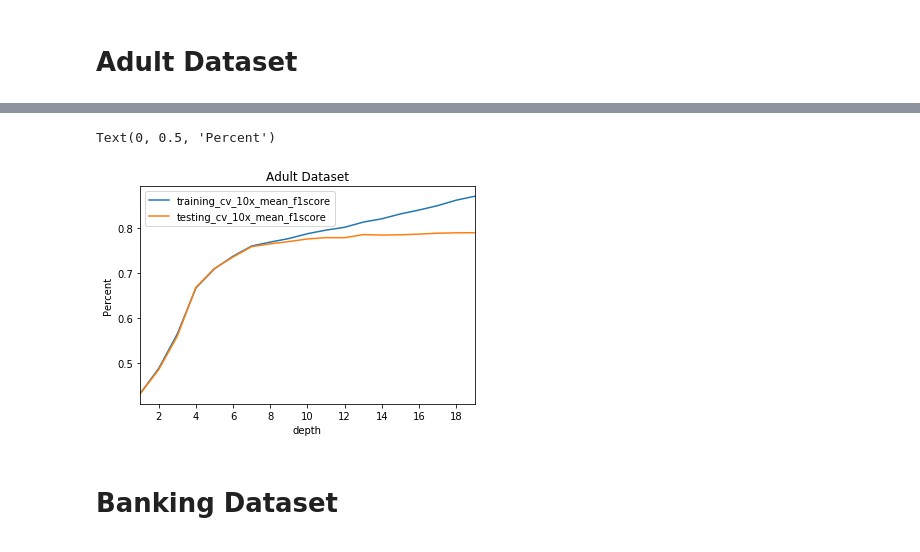
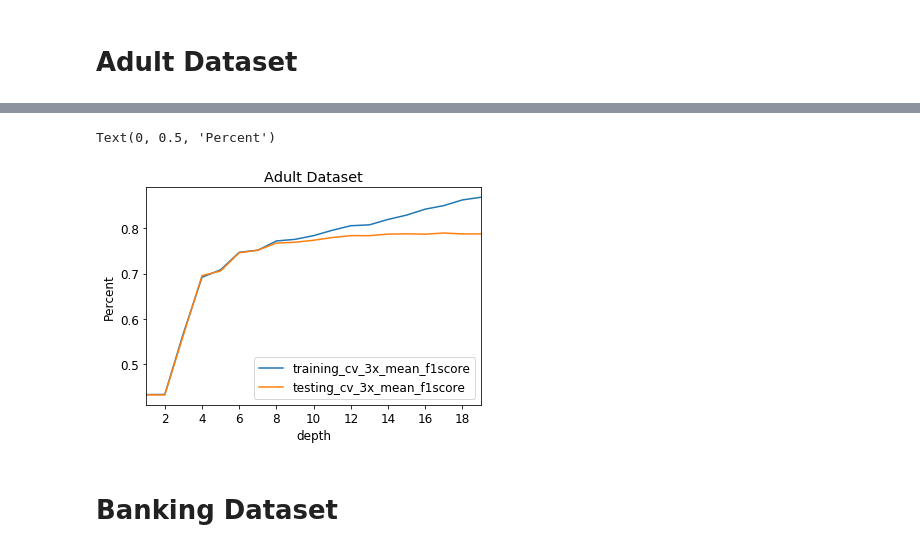
Before and after one commit to jonhilgart22/gatech_machine_learning, a Jupyter notebook: problem set 1/decision_trees.ipynb, the cells around one changed output, grey strips where cells are left out. Drawn from its saved outputs; the diff is of its cells as text; code cells hidden in the pictures.

```diff
--- a/problem set 1/decision_trees.ipynb
+++ b/problem set 1/decision_trees.ipynb
@@ -619,7 +620,7 @@ accuracy_score(best_banking_decision_tree.predict(banking_tstX), banking_tstY)
 # %%
 def plot_tree_depth_versus_training_test_score_for_classifier(all_x, all_y,
                                                               max_depth_iterations=[_ for _ in range(1,20,1)],
-                                                              cv_iterations=10,
+                                                              cv_iterations=3,
                                                               test_size=.30,
                                                               ):
     # Take in a classifier and return a dataframe of learning rate metrics
@@ -735,7 +736,7 @@ def plot_tree_depth_versus_training_test_score_for_classifier(all_x, all_y,
     )
     return results_df
 # %%
-adult_pruning_results_df = plot_tree_depth_versus_training_test_score(X_transformed_adult_income_df,
+adult_pruning_results_df = plot_tree_depth_versus_training_test_score_for_classifier(X_transformed_adult_income_df,
                                                                       Y_transformed_adult_income_df)
 # %% [output]
 Depth=1
@@ -796,10 +797,10 @@ max(adult_pruning_results_df.testing_cv_10x_mean_f1score)
 # %%
-adult_pruning_results_df.plot(x='depth', y=['training_cv_10x_mean_f1score','testing_cv_10x_mean_f1score'], kind='line' )
+adult_pruning_results_df.plot(x='depth', y=['training_cv_3x_mean_f1score','testing_cv_3x_mean_f1score'], kind='line' )
 plt.title('Adult Dataset')
 plt.ylabel('Percent')
 # %% [output]
 Text(0, 0.5, 'Percent')
-[figure, old version]
+[figure, new version]
 # %% [markdown]
  # Banking Dataset
 # %%
```
Also changed, not shown: parts of 14 cells of this notebook, 1 other file.
